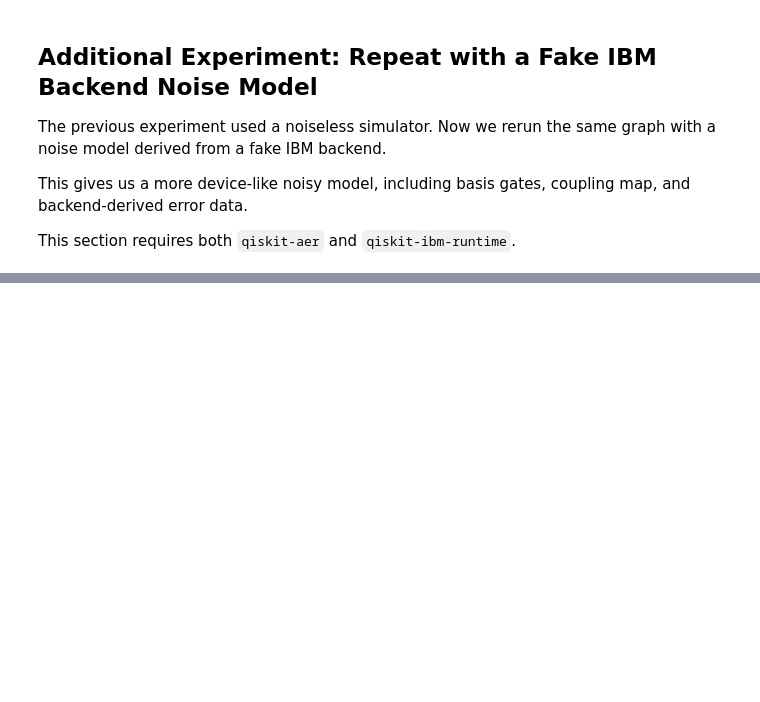
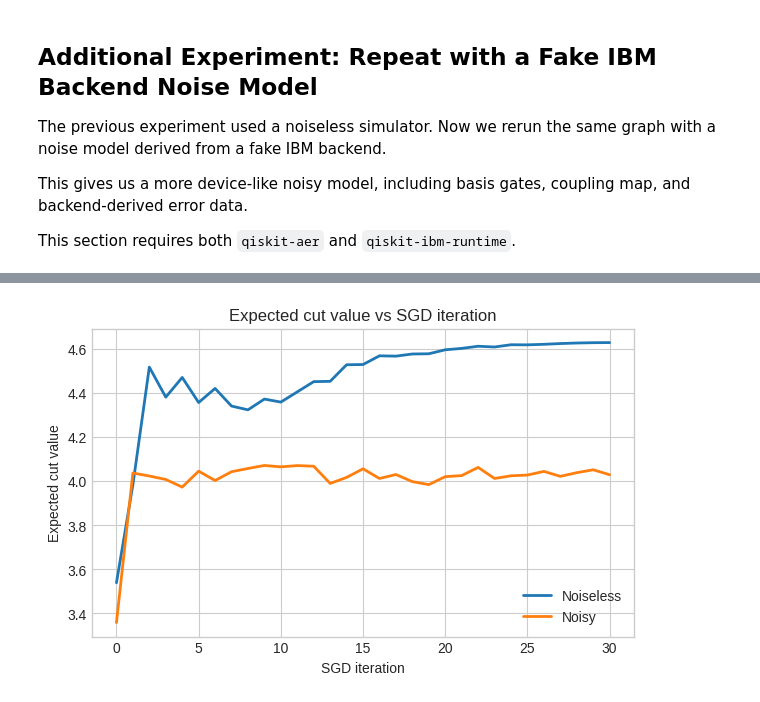
Before and after one commit to ZeddTheGoat/QAOA, a Jupyter notebook: qaoa_maxcut_tutorial.ipynb, the cells around one changed output, grey strips where cells are left out. Cells and saved outputs as stored; diff of their text form; code cells hidden in the pictures; blank space fills up the shorter version.

```diff
--- a/qaoa_maxcut_tutorial.ipynb
+++ b/qaoa_maxcut_tutorial.ipynb
@@ -167,12 +228,16 @@ noisy_solution = solve_maxcut_instance(
     shots=2048,
     restarts=8,
     seed=7,
+    optimizer=optimizer_name,
+    sgd_config=sgd_config,
     simulator_backend=noisy_backend,
 )
 
 noisy_result = noisy_solution.result
 noisy_optimal_prob = optimal_solution_probability(noisy_result.counts, graph, exact_assignments)
+print('Noisy optimizer used:', optimizer_name)
 print('Noisy expected cut value: {:.4f}'.format(noisy_result.expected_cut))
 print('Noisy gamma =', np.round(noisy_result.x[:layers], 6).tolist())
 print('Noisy beta  =', np.round(noisy_result.x[layers:], 6).tolist())
 print('Probability of sampling an optimal solution under noise: {:.4%}'.format(noisy_optimal_prob))
+print('Noisy len(iteration_history) =', len(noisy_result.iteration_history), '(expected', sgd_config.steps + 1, 'for SGD)')
@@ -184,11 +259,23 @@ plot_sampling_distribution(noisy_result.counts, graph, ax=axes[1], title='Noisy
 # %%
+expected_len = sgd_config.steps + 1
+if optimizer_name.upper() != 'SGD':
+    print('Warning: optimizer_name is not SGD. This plot is intended for SGD traces.')
+if len(result.iteration_history) != expected_len or len(noisy_result.iteration_history) != expected_len:
+    print('Warning: iteration_history length mismatch. Re-run from imports after kernel restart.')
+
+x_noiseless = np.arange(len(result.iteration_history))
+x_noisy = np.arange(len(noisy_result.iteration_history))
+
 plt.figure(figsize=(7, 4))
-plt.plot([-value for value in result.objective_history], label='Noiseless', linewidth=2)
-plt.plot([-value for value in noisy_result.objective_history], label='Noisy', linewidth=2)
-plt.xlabel('Objective evaluation')
-plt.ylabel('Estimated cut value')
-plt.title('Noiseless vs noisy optimization traces')
+plt.plot(x_noiseless, result.iteration_history, label='Noiseless', linewidth=2)
+plt.plot(x_noisy, noisy_result.iteration_history, label='Noisy', linewidth=2)
+plt.xlabel('SGD iteration')
+plt.ylabel('Expected cut value')
+plt.title('Expected cut value vs SGD iteration')
+plt.xticks(np.arange(0, max(len(x_noiseless), len(x_noisy)), 5))
 plt.legend();
+# %% [output]
+[figure, added]
 # %%
 noisy_ranked = rank_assignments(noisy_result.cut_distribution, graph, limit=5)
 for assignment, frequency, value in noisy_ranked:
```
Also changed, not shown: parts of 22 cells of this notebook, 2 other files.
